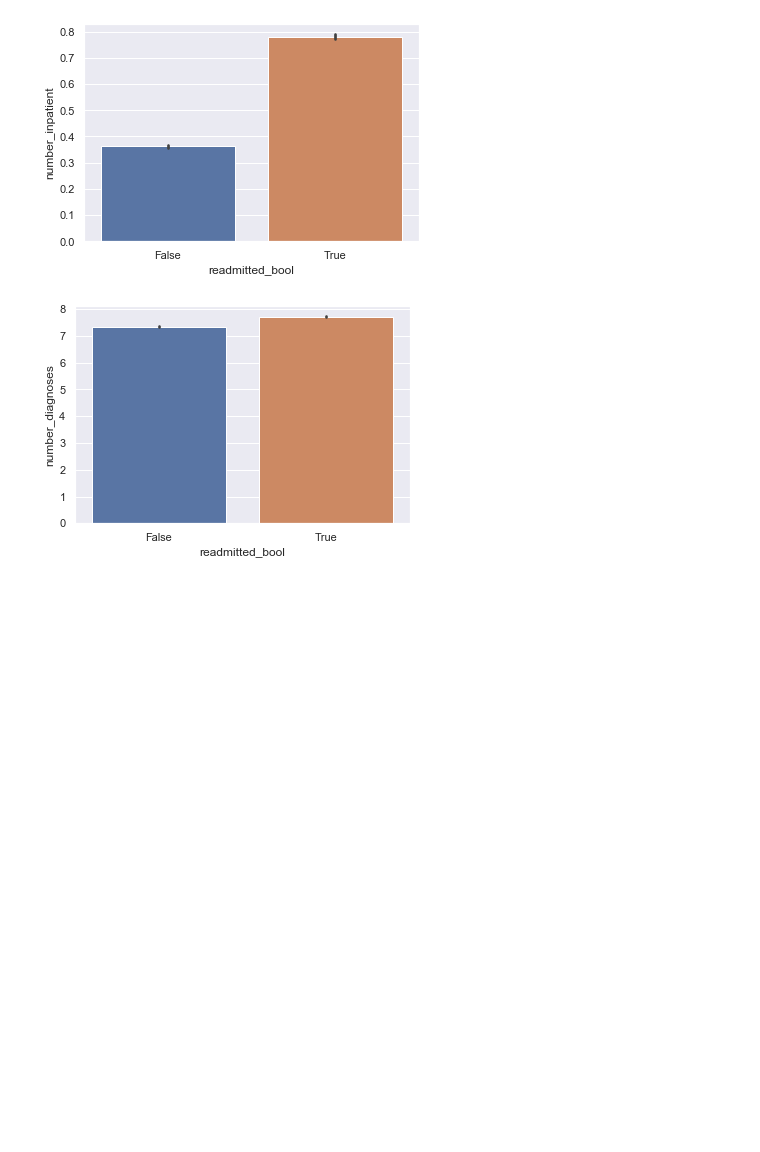
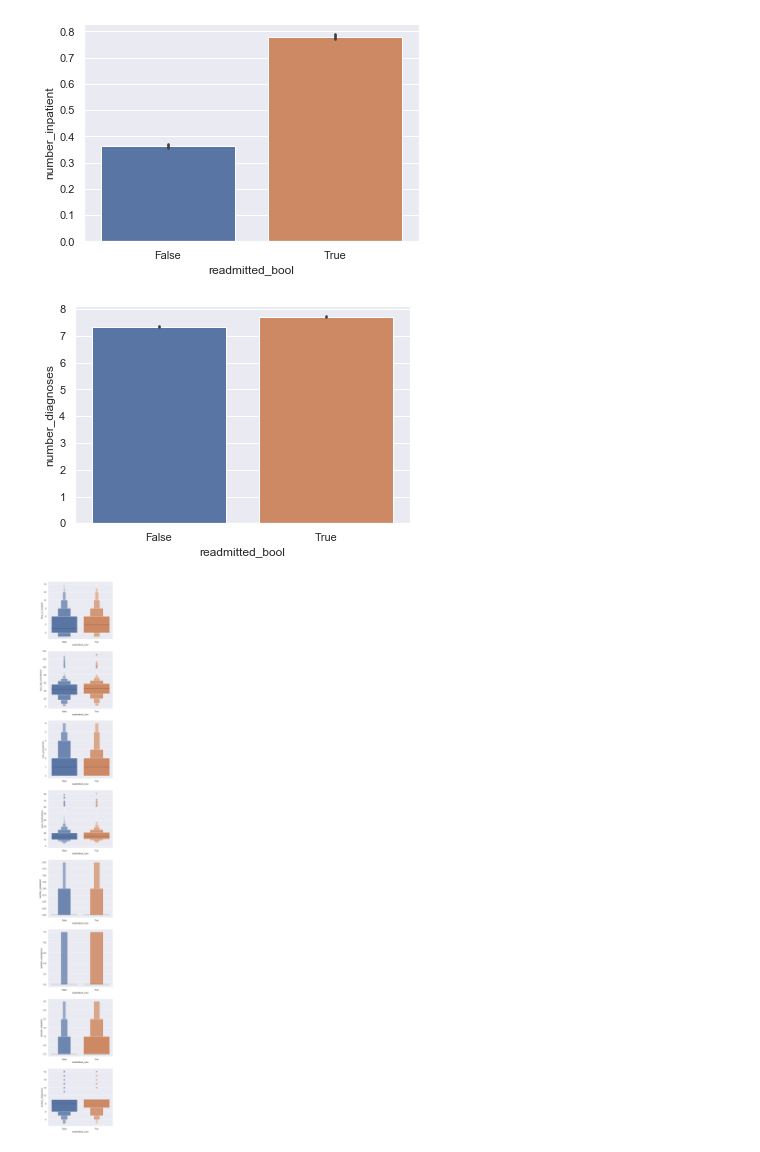
Before and after one commit to thinkful-dsi-axolotl/student_pair_work, a Jupyter notebook: Chinwe-Charles/10_29_pairwork.ipynb, the cells around one changed output. Saved outputs shown, nothing was run; the diff lists cells and outputs as text; code cells hidden in the pictures; blank space fills up the shorter version.

```diff
--- a/Chinwe-Charles/10_29_pairwork.ipynb
+++ b/Chinwe-Charles/10_29_pairwork.ipynb
@@ -199,3 +197,12 @@ for col in columns_2:
 [figure]
 [figure]
 [figure]
+# %%
+plt.figure(figsize=(6,52))
+
+for col in columns_2:
+    plt.subplot(len(columns_2),1, (columns_2.index(col)+1))
+    sns.boxenplot(x = 'readmitted_bool', y = col, data = df2)
+    plt.show
+# %% [output]
+[figure, added]
```
Also changed, not shown: parts of 34 cells of this notebook.
